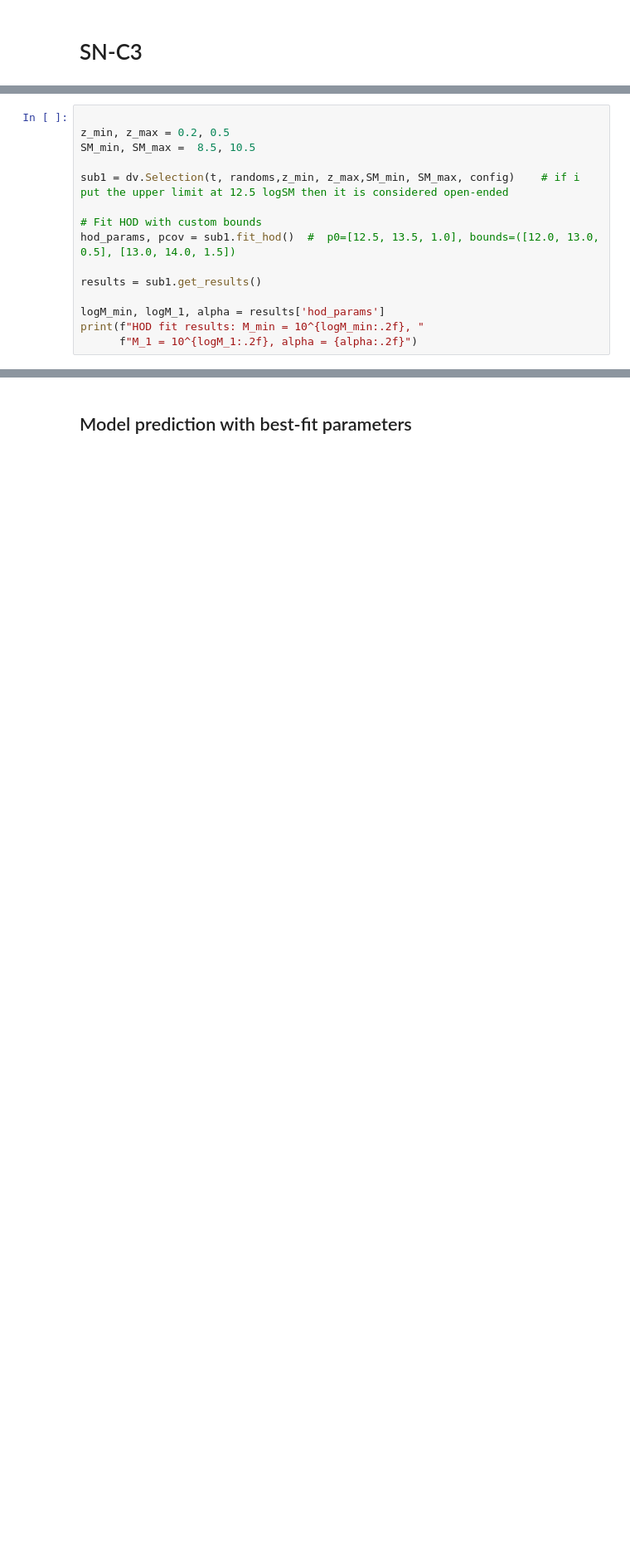
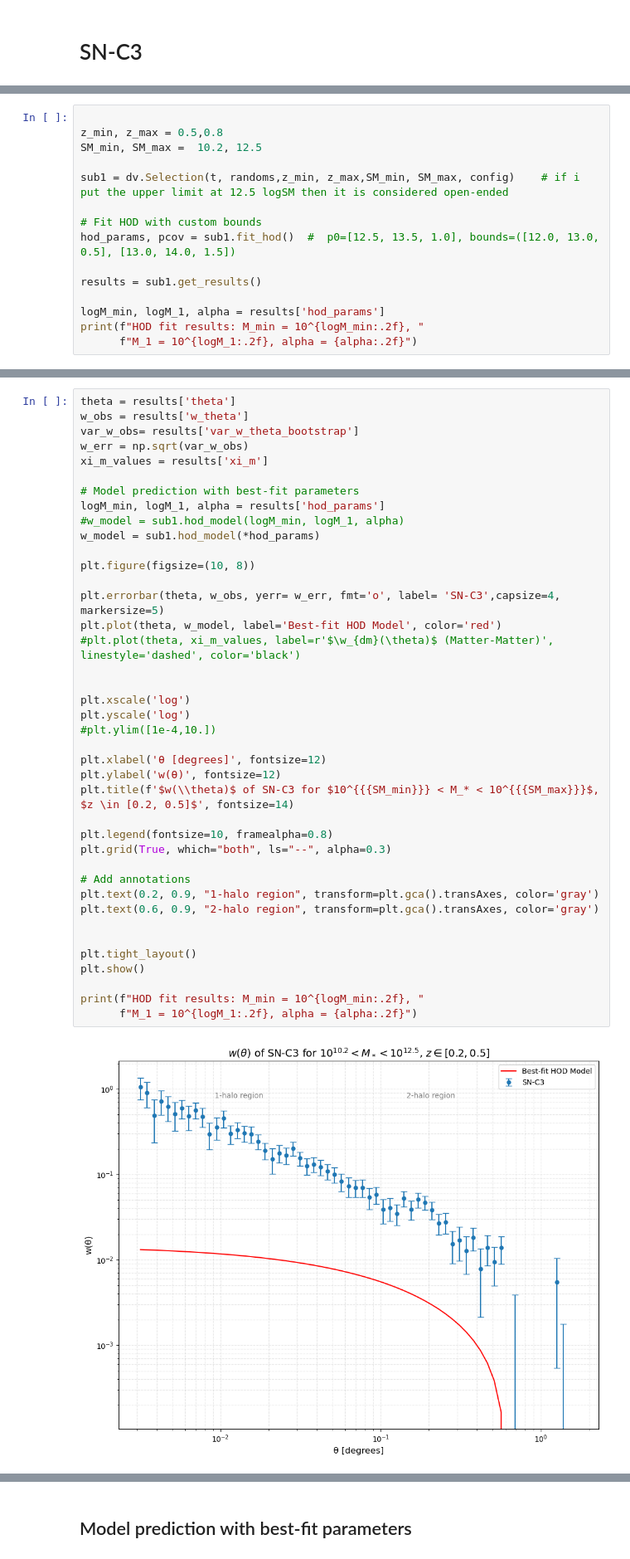
Before and after one commit to OtiliaIrina/Master_Thesis, a Jupyter notebook: New code/Shuntov_binning.ipynb, the cells around one changed output, grey strips where cells are left out. Shown at 83% size. Cells and saved outputs as stored; diff of their text form; blank space fills up the shorter version.

```diff
--- a/New code/Shuntov_binning.ipynb
+++ b/New code/Shuntov_binning.ipynb
@@ -64,7 +62,7 @@ config = {
 # %%
 
-z_min, z_max = 0.2, 0.5
-SM_min, SM_max =  8.5, 10.5
+z_min, z_max = 0.5,0.8
+SM_min, SM_max =  10.2, 12.5
 
 sub1 = dv.Selection(t, randoms,z_min, z_max,SM_min, SM_max, config)    # if i put the upper limit at 12.5 logSM then it is considered open-ended
 
@@ -78,0 +85,42 @@ print(f"HOD fit results: M_min = 10^{logM_min:.2f}, "
+# %%
+theta = results['theta']
+w_obs = results['w_theta']
+var_w_obs= results['var_w_theta_bootstrap']
+w_err = np.sqrt(var_w_obs)
+xi_m_values = results['xi_m']
+
+# Model prediction with best-fit parameters
+logM_min, logM_1, alpha = results['hod_params']
+#w_model = sub1.hod_model(logM_min, logM_1, alpha)
+w_model = sub1.hod_model(*hod_params)
+
+plt.figure(figsize=(10, 8))
+
+plt.errorbar(theta, w_obs, yerr= w_err, fmt='o', label= 'SN-C3',capsize=4, markersize=5)
+plt.plot(theta, w_model, label='Best-fit HOD Model', color='red')
+#plt.plot(theta, xi_m_values, label=r'$\w_{dm}(\theta)$ (Matter-Matter)', linestyle='dashed', color='black')
+
+
+plt.xscale('log')
+plt.yscale('log')
+#plt.ylim([1e-4,10.])
+
+plt.xlabel('θ [degrees]', fontsize=12)
+plt.ylabel('w(θ)', fontsize=12)
+plt.title(f'$w(\\theta)$ of SN-C3 for $10^{{{SM_min}}} < M_* < 10^{{{SM_max}}}$, $z \in [0.2, 0.5]$', fontsize=14)
+
+plt.legend(fontsize=10, framealpha=0.8)
+plt.grid(True, which="both", ls="--", alpha=0.3)
+
+# Add annotations
+plt.text(0.2, 0.9, "1-halo region", transform=plt.gca().transAxes, color='gray')
+plt.text(0.6, 0.9, "2-halo region", transform=plt.gca().transAxes, color='gray')
+
+
+plt.tight_layout()
+plt.show()
+
+print(f"HOD fit results: M_min = 10^{logM_min:.2f}, "
+      f"M_1 = 10^{logM_1:.2f}, alpha = {alpha:.2f}")
+# %% [output]
+[figure, added]
```
Also changed, not shown: parts of 8 cells of this notebook, 7 other files.
